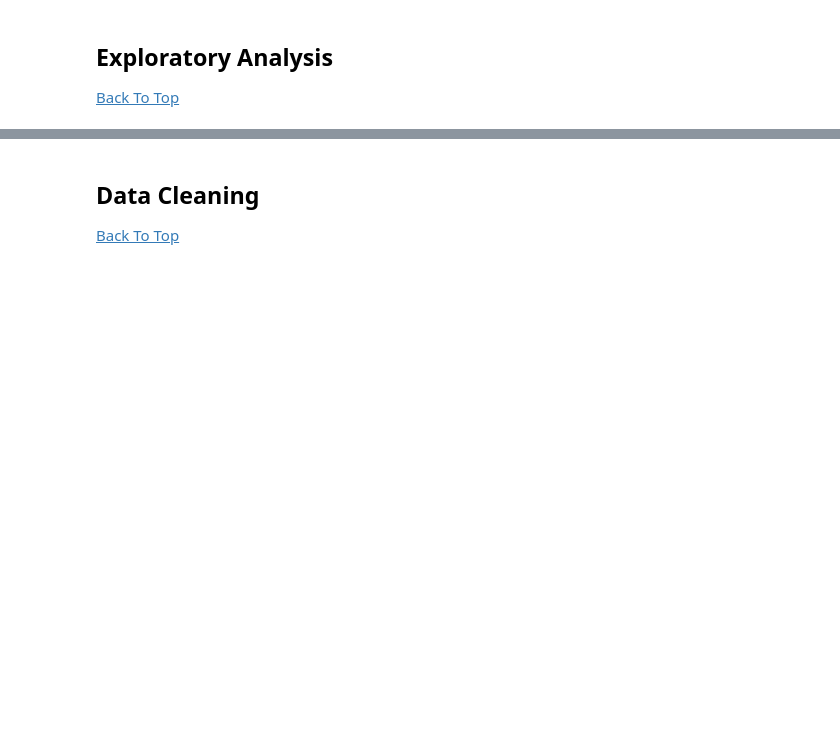
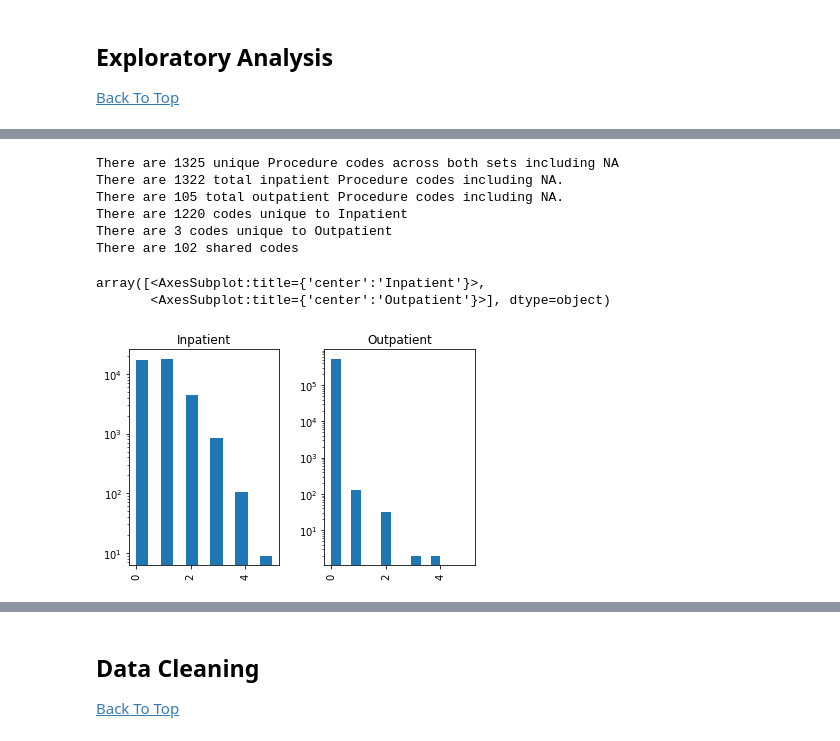
Before and after one commit to jwelch1123/healthcare_fraud_detection, a Jupyter notebook: healthcare_fraud.ipynb, the cells around one changed output, grey strips where cells are left out. Cells and saved outputs as stored; diff of their text form; code cells hidden in the pictures; blank space fills up the shorter version.

```diff
--- a/healthcare_fraud.ipynb
+++ b/healthcare_fraud.ipynb
@@ -22,0 +278,42 @@
+# %%
+inpatient_proced_codes = set(Train_Patientdata \
+                                 .loc[Train_Patientdata['Source']=='Inpatient'] \
+                                 .filter(like = 'ClmProcedureCode') \
+                                 .astype(str).to_numpy().flatten())
+outpatient_proced_codes = set(Train_Patientdata \
+                                  .loc[Train_Patientdata['Source']=='Outpatient'] \
+                                  .filter(like = 'ClmProcedureCode') \
+                                  .astype(str).to_numpy().flatten())
+
+print("There are {} unique Procedure codes across both sets including NA" \
+      .format(len(inpatient_proced_codes.union(outpatient_proced_codes))))
+
+print("There are {} total inpatient Procedure codes including NA." \
+      .format(len(inpatient_proced_codes)))
+print("There are {} total outpatient Procedure codes including NA." \
+      .format(len(outpatient_proced_codes)))
+
+
+
+print("There are {} codes unique to Inpatient" \
+      .format(len(inpatient_proced_codes.difference(outpatient_proced_codes))))
+print("There are {} codes unique to Outpatient" \
+      .format(len(outpatient_proced_codes.difference(inpatient_proced_codes))))
+print("There are {} shared codes" \
+      .format(len(outpatient_proced_codes.intersection(inpatient_proced_codes))))
+# %% [output]
+There are 1325 unique Procedure codes across both sets including NA
+There are 1322 total inpatient Procedure codes including NA.
+There are 105 total outpatient Procedure codes including NA.
+There are 1220 codes unique to Inpatient
+There are 3 codes unique to Outpatient
+There are 102 shared codes
+# %%
+Train_Patientdata \
+    .filter(like ="ClmProcedureCode") \
+    .count(axis=1) \
+    .hist(by=Train_Patientdata["Source"], sharex=True,bins = 11, log = True)
+# %% [output]
+array([<AxesSubplot:title={'center':'Inpatient'}>,
+       <AxesSubplot:title={'center':'Outpatient'}>], dtype=object)
+[figure, added]
```
Also changed, not shown: parts of 40 cells of this notebook.
